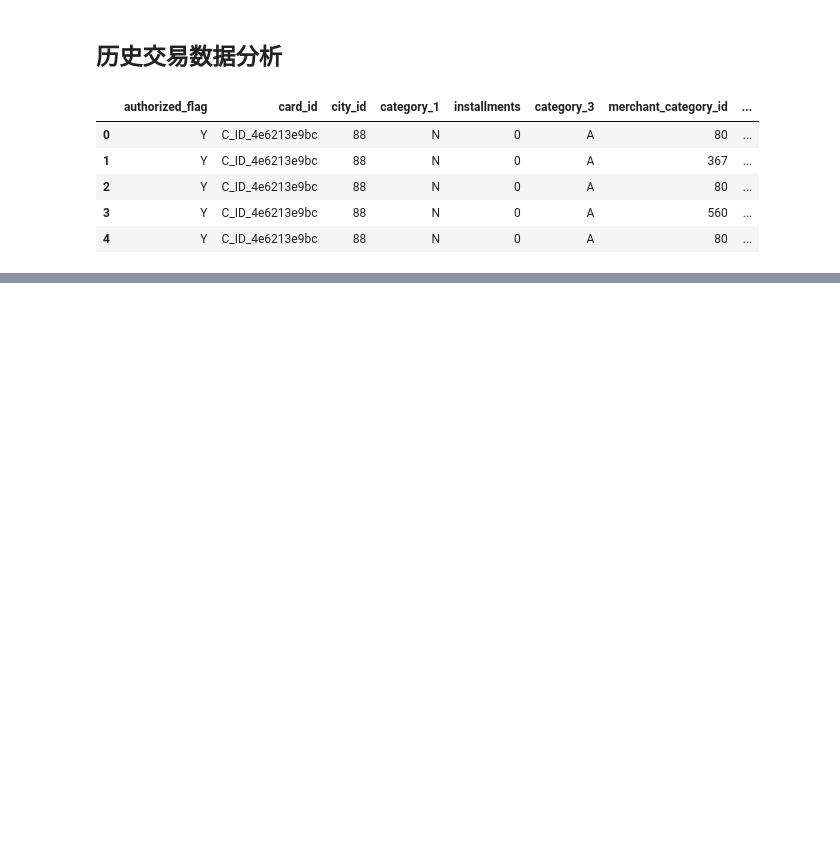
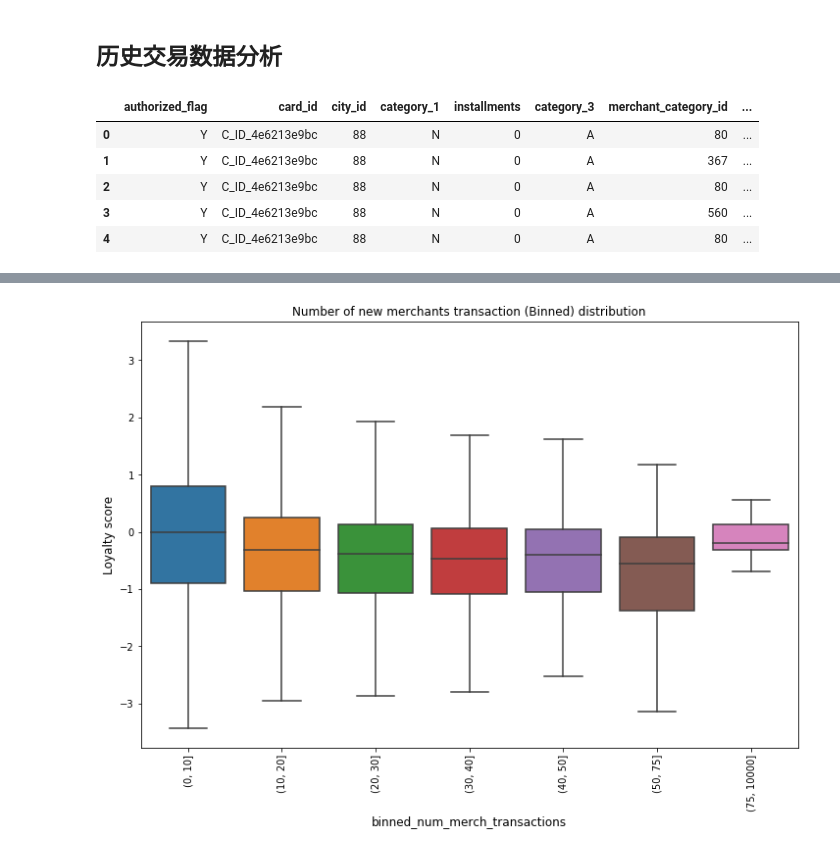
Before and after one commit to tusonggao/Kaggle_code, a Jupyter notebook: elo-merchant-category-recommendation/elo-merchant-category-recommendation_EDA.ipynb, the cells around one changed output, grey strips where cells are left out. Cells and saved outputs as stored; diff of their text form; code cells hidden in the pictures; blank space fills up the shorter version.

```diff
--- a/elo-merchant-category-recommendation/elo-merchant-category-recommendation_EDA.ipynb
+++ b/elo-merchant-category-recommendation/elo-merchant-category-recommendation_EDA.ipynb
@@ -209,0 +259,3 @@ py.iplot(fig, filename="Histtranscnt")
+# %%
+new_trans_df = pd.read_csv(data_path + 'new_merchant_transactions.csv')
+new_trans_df.head()
@@ -209,0 +269,20 @@ py.iplot(fig, filename="Histtranscnt")
+# %%
+gdf = new_trans_df.groupby("card_id")
+gdf = gdf["purchase_amount"].size().reset_index()
+gdf.columns = ["card_id", "num_merch_transactions"]
+train_df = pd.merge(train_df, gdf, on="card_id", how="left")
+test_df = pd.merge(test_df, gdf, on="card_id", how="left")
+# %%
+bins = [0, 10, 20, 30, 40, 50, 75, 10000]
+train_df['binned_num_merch_transactions'] = pd.cut(train_df['num_merch_transactions'], bins)
+cnt_srs = train_df.groupby("binned_num_merch_transactions")[target_col].mean()
+
+plt.figure(figsize=(12,8))
+sns.boxplot(x="binned_num_merch_transactions", y=target_col, data=train_df, showfliers=False)
+plt.xticks(rotation='vertical')
+plt.xlabel('binned_num_merch_transactions', fontsize=12)
+plt.ylabel('Loyalty score', fontsize=12)
+plt.title("Number of new merchants transaction (Binned) distribution")
+plt.show()
+# %% [output]
+[figure, added]
```
Also changed, not shown: parts of 15 cells of this notebook.
